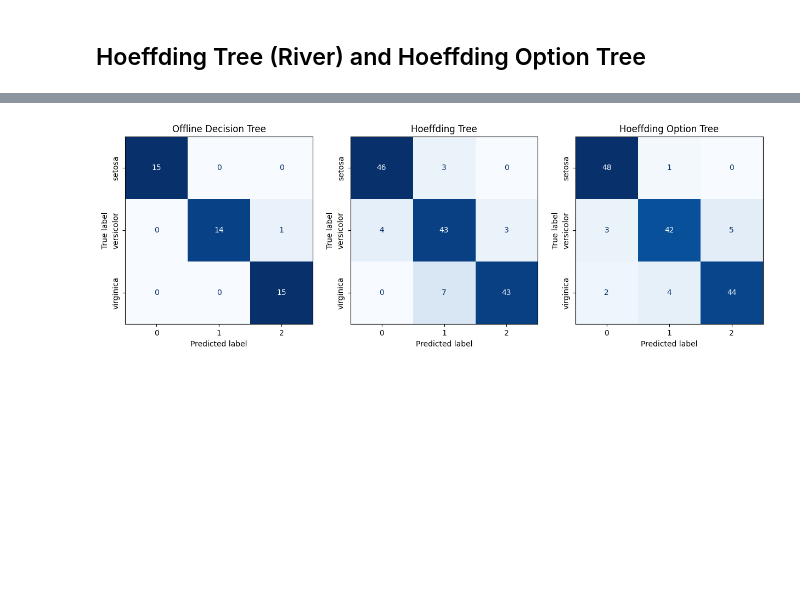
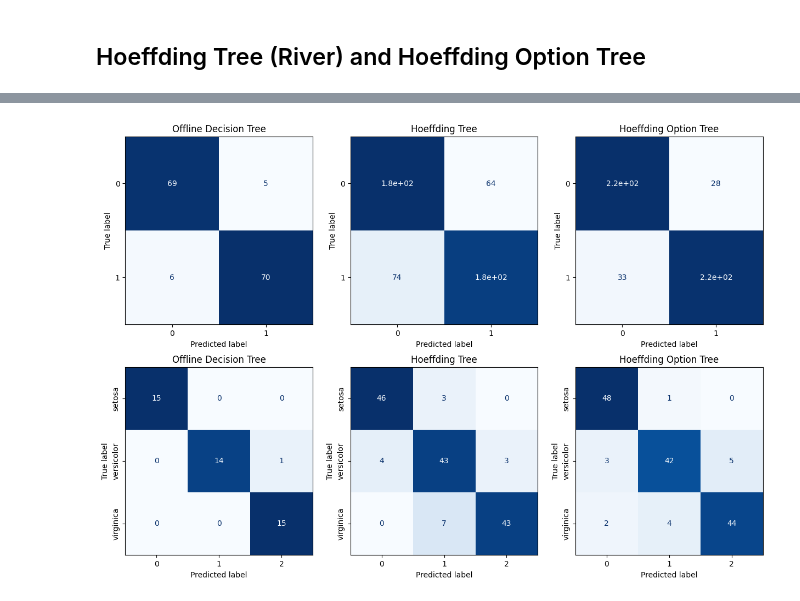
Before and after one commit to francescogrillea/HoeffdingOptionTree, a Jupyter notebook: report.ipynb, the cells around one changed output, grey strips where cells are left out. Drawn from its saved outputs; the diff is of its cells as text; code cells hidden in the pictures; blank space fills up the shorter version.

Commit message:
benchmarks on synthetic dataset

```diff
--- a/report.ipynb
+++ b/report.ipynb
@@ -152,0 +129,20 @@ plt.show()
+# %%
+import matplotlib.pyplot as plt
+
+fig, axs = plt.subplots(1, n_datasets, figsize=(15, 5))
+
+for i, dataset_name in enumerate(datasets):
+
+    for model in results:
+        if len(results[model][dataset_name]["Accuracy"]) < 2:
+            continue
+        data = results[model][dataset_name]["Accuracy"]
+        axs[i].plot(data, label=model)
+
+    axs[i].legend()
+    axs[i].set_title(f"Accuracy over time on {dataset_name} dataset")
+    axs[i].set_xlabel("Samples Collected")
+    axs[i].set_ylabel("Accuracy")
+
+plt.tight_layout()
+plt.show()
@@ -153,24 +151,26 @@ plt.show()
 # %%
 import river
 import numpy as np
 from sklearn.metrics import ConfusionMatrixDisplay
 label_mapping = {0: 'setosa', 1: 'versicolor', 2: 'virginica'}
 
 n = len(results.keys())
-fig, axs = plt.subplots(1, n, figsize=(15, 15))
+fig, axs = plt.subplots(n_datasets, n, figsize=(15, 10))
 
-for i, model in enumerate(results):
-    cm = results[model]["cm"]
-    # convert river.metrics.ConfusionMatrix to numpy.ndarray in order to be plotted by Sklearn.metrics.ConfusionMatrixDisplay
-    if isinstance(cm, river.metrics.ConfusionMatrix):
-        labels = list(cm.classes)
-        cm = np.array([[cm[x][y] for y in labels] for x in labels])
+for i, dataset_name in enumerate(datasets):
 
-    ConfusionMatrixDisplay(confusion_matrix=cm).plot(ax=axs[i], cmap=plt.cm.Blues, colorbar=False)
-    axs[i].set_yticklabels(list(map(label_mapping.get, label_mapping.keys())), rotation=90, va="center")
-    axs[i].set_title(model)
+    for j, model in enumerate(results):
+        cm = results[model][dataset_name]["cm"]
+        # convert river.metrics.ConfusionMatrix to numpy.ndarray in order to be plotted by Sklearn.metrics.ConfusionMatrixDisplay
+        if isinstance(cm, river.metrics.ConfusionMatrix):
+            labels = list(cm.classes)
+            cm = np.array([[cm[x][y] for y in labels] for x in labels])
+        ConfusionMatrixDisplay(confusion_matrix=cm).plot(ax=axs[i, j], cmap=plt.cm.Blues, colorbar=False)
+        if dataset_name == "iris":
+            axs[i, j].set_yticklabels(list(map(label_mapping.get, label_mapping.keys())), rotation=90, va="center")
+        axs[i, j].set_title(model)
 # %% [output]
-[figure, old version]
+[figure, new version]
 # %%
 import matplotlib.pyplot as plt
 
```
Also changed, not shown: parts of 8 cells of this notebook.
